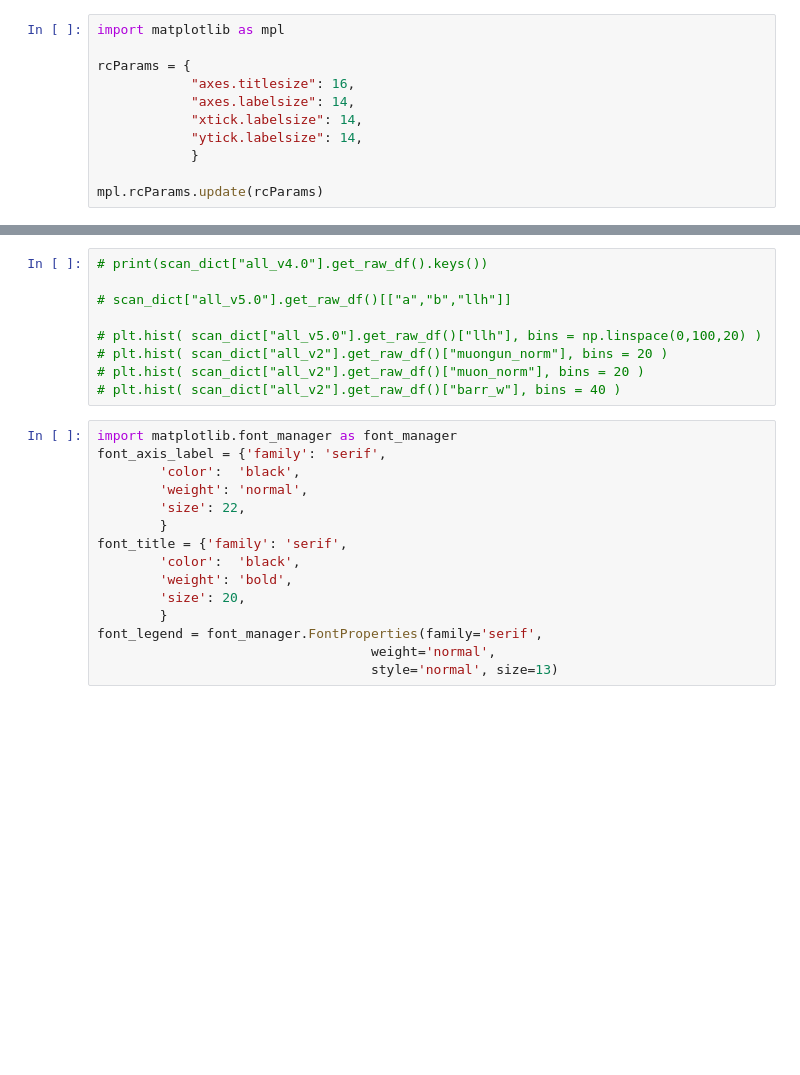
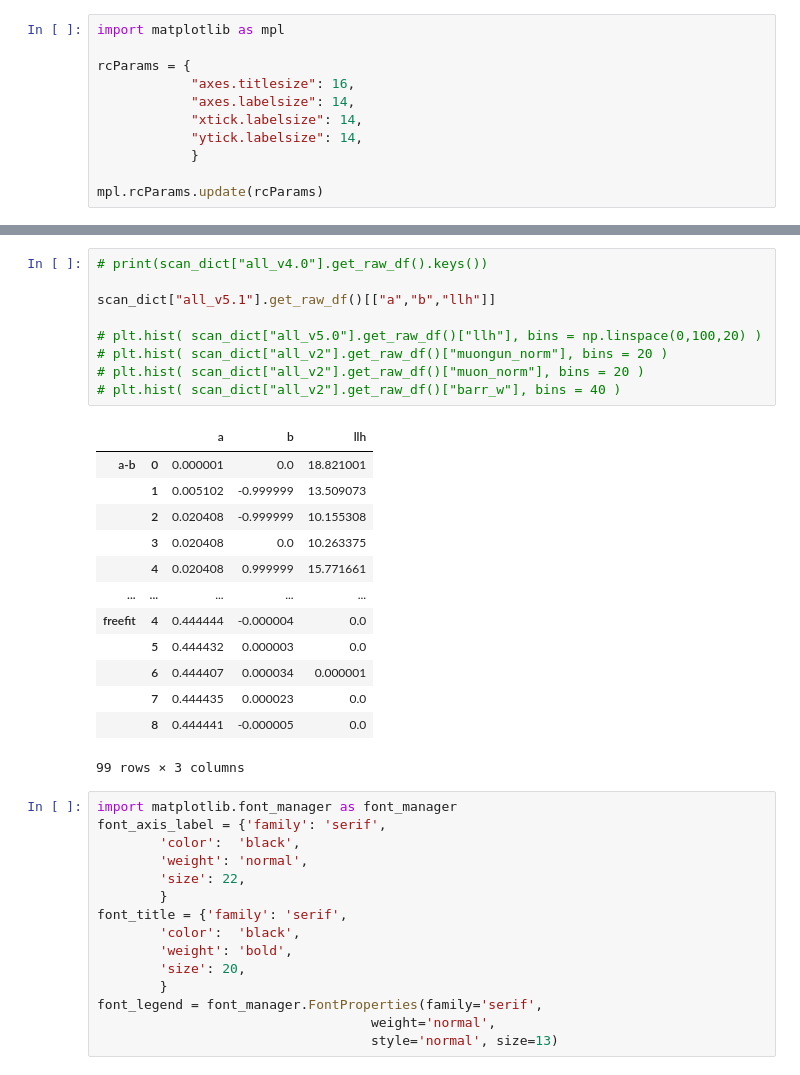
Before and after one commit to tjuanve/icc-ana, a Jupyter notebook: neha_flavour_ratio/plots/flavor_ratio.ipynb, the cells around one changed output, grey strips where cells are left out. Drawn from its saved outputs; the diff is of its cells as text; blank space fills up the shorter version.

```diff
--- a/neha_flavour_ratio/plots/flavor_ratio.ipynb
+++ b/neha_flavour_ratio/plots/flavor_ratio.ipynb
@@ -78,12 +82,26 @@ all_v5.0
 # %%
 # print(scan_dict["all_v4.0"].get_raw_df().keys())
 
-# scan_dict["all_v5.0"].get_raw_df()[["a","b","llh"]]
+scan_dict["all_v5.1"].get_raw_df()[["a","b","llh"]]
 
 # plt.hist( scan_dict["all_v5.0"].get_raw_df()["llh"], bins = np.linspace(0,100,20) )
 # plt.hist( scan_dict["all_v2"].get_raw_df()["muongun_norm"], bins = 20 )
 # plt.hist( scan_dict["all_v2"].get_raw_df()["muon_norm"], bins = 20 )
 # plt.hist( scan_dict["all_v2"].get_raw_df()["barr_w"], bins = 40 )
+# %% [output]
+|  |  | a | b | llh |
+| a-b | 0 | 0.000001 | 0.0 | 18.821001 |
+|  | 1 | 0.005102 | -0.999999 | 13.509073 |
+|  | 2 | 0.020408 | -0.999999 | 10.155308 |
+|  | 3 | 0.020408 | 0.0 | 10.263375 |
+|  | 4 | 0.020408 | 0.999999 | 15.771661 |
+| ... | ... | ... | ... | ... |
+| freefit | 4 | 0.444444 | -0.000004 | 0.0 |
+|  | 5 | 0.444432 | 0.000003 | 0.0 |
+|  | 6 | 0.444407 | 0.000034 | 0.000001 |
+|  | 7 | 0.444435 | 0.000023 | 0.0 |
+|  | 8 | 0.444441 | -0.000005 | 0.0 |
+99 rows × 3 columns
 # %%
 import matplotlib.font_manager as font_manager
 font_axis_label = {'family': 'serif',
```
Also changed, not shown: parts of 6 cells of this notebook, 5 other files.
